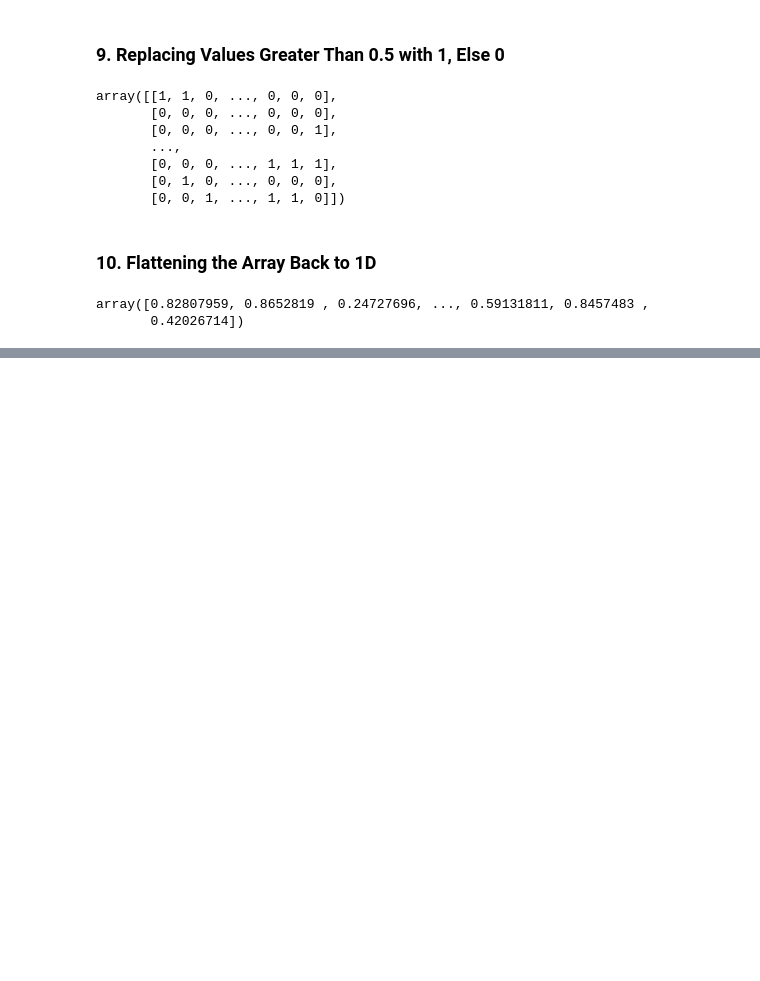
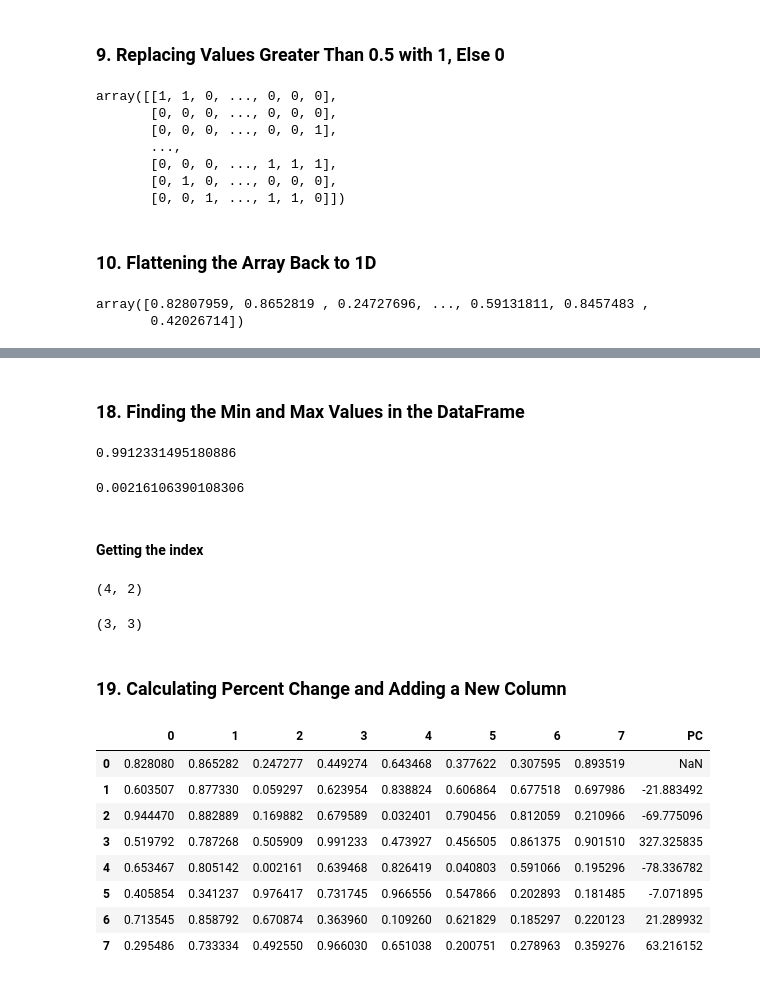
Before and after one commit to sernamalala/pydata-book, a Jupyter notebook: Test 1 Exercises.ipynb, the cells around one changed output, grey strips where cells are left out. Saved outputs shown, nothing was run; the diff lists cells and outputs as text; code cells hidden in the pictures; blank space fills up the shorter version.

```diff
--- a/Test 1 Exercises.ipynb
+++ b/Test 1 Exercises.ipynb
@@ -238,0 +330,4 @@ array([0.82807959, 0.8652819 , 0.24727696, ..., 0.59131811, 0.8457483 ,
+# %%
+import pandas as pd
+
+df = pd.DataFrame(eight_squared)
@@ -238,0 +346,2 @@ array([0.82807959, 0.8652819 , 0.24727696, ..., 0.59131811, 0.8457483 ,
+# %% [markdown]
+### 18. Finding the Min and Max Values in the DataFrame
@@ -238,0 +351,10 @@ array([0.82807959, 0.8652819 , 0.24727696, ..., 0.59131811, 0.8457483 ,
+# %%
+max_val
+# %% [output]
+0.9912331495180886
+# %%
+min_val
+# %% [output]
+0.00216106390108306
+# %% [markdown]
+#### Getting the index
@@ -238,0 +364,24 @@ array([0.82807959, 0.8652819 , 0.24727696, ..., 0.59131811, 0.8457483 ,
+# %%
+min_index
+# %% [output]
+(4, 2)
+# %%
+max_index
+# %% [output]
+(3, 3)
+# %% [markdown]
+### 19. Calculating Percent Change and Adding a New Column
+# %%
+df["PC"] = df.iloc[:,-1].pct_change()*100
+# %%
+df
+# %% [output]
+|  | 0 | 1 | 2 | 3 | 4 | 5 | 6 | 7 | PC |
+| 0 | 0.828080 | 0.865282 | 0.247277 | 0.449274 | 0.643468 | 0.377622 | 0.307595 | 0.893519 | NaN |
+| 1 | 0.603507 | 0.877330 | 0.059297 | 0.623954 | 0.838824 | 0.606864 | 0.677518 | 0.697986 | -21.883492 |
+| 2 | 0.944470 | 0.882889 | 0.169882 | 0.679589 | 0.032401 | 0.790456 | 0.812059 | 0.210966 | -69.775096 |
+| 3 | 0.519792 | 0.787268 | 0.505909 | 0.991233 | 0.473927 | 0.456505 | 0.861375 | 0.901510 | 327.325835 |
+| 4 | 0.653467 | 0.805142 | 0.002161 | 0.639468 | 0.826419 | 0.040803 | 0.591066 | 0.195296 | -78.336782 |
+| 5 | 0.405854 | 0.341237 | 0.976417 | 0.731745 | 0.966556 | 0.547866 | 0.202893 | 0.181485 | -7.071895 |
+| 6 | 0.713545 | 0.858792 | 0.670874 | 0.363960 | 0.109260 | 0.621829 | 0.185297 | 0.220123 | 21.289932 |
+| 7 | 0.295486 | 0.733334 | 0.492550 | 0.966030 | 0.651038 | 0.200751 | 0.278963 | 0.359276 | 63.216152 |
```
Also changed, not shown: parts of 39 cells of this notebook.
